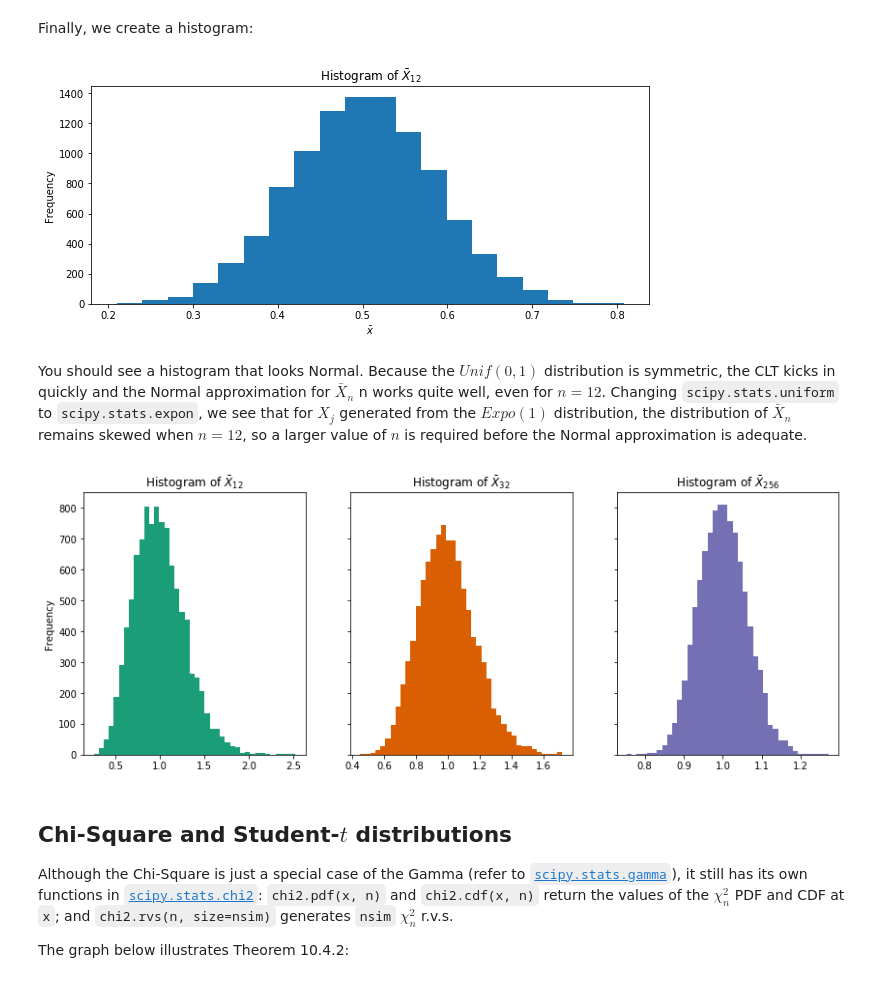
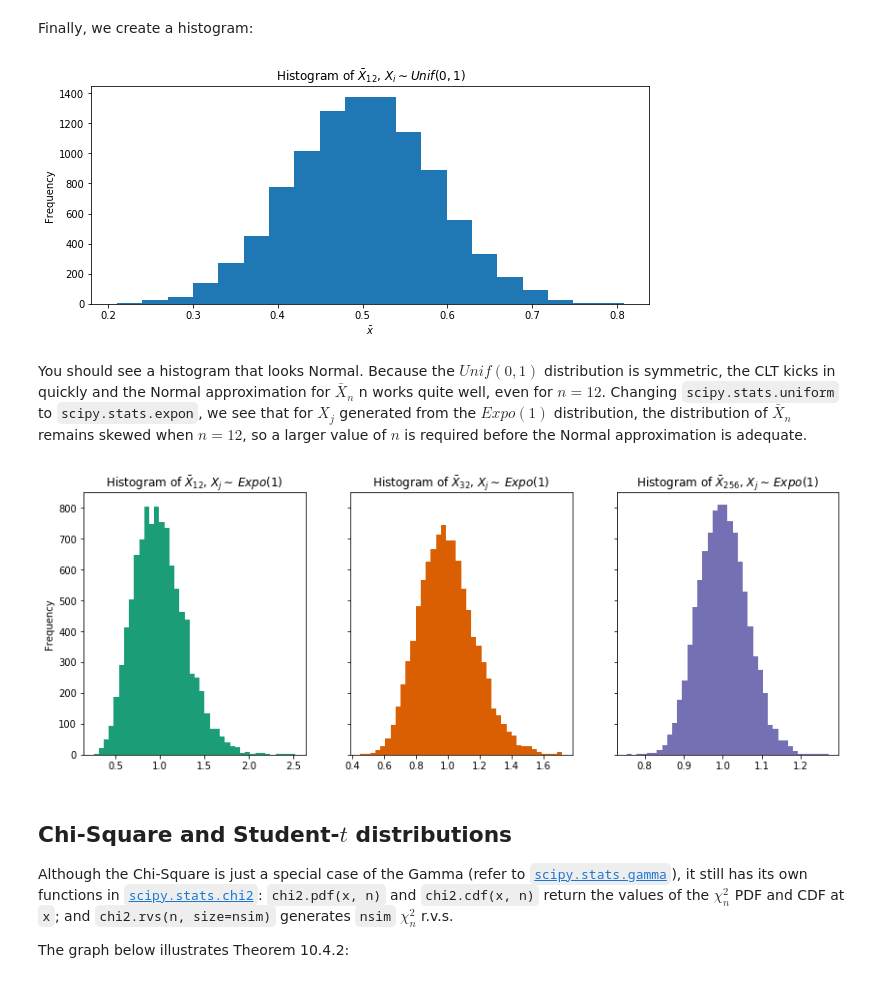
Before and after one commit to buruzaemon/IntroductionToProbabilityPy, a Jupyter notebook: Ch10.ipynb, the cells around one changed output. Saved outputs shown, nothing was run; the diff lists cells and outputs as text; code cells hidden in the pictures.

```diff
--- a/Ch10.ipynb
+++ b/Ch10.ipynb
@@ -151,45 +151,45 @@ plt.figure(figsize=(10, 4))
 
 plt.hist(xbar, bins=20)
 
-plt.title(r'Histogram of $\bar{X}_{12}$')
+plt.title(r'Histogram of $\bar{X}_{12}$, $X_i \sim Unif(0,1)$')
 plt.xlabel(r'$\bar{x}$')
 plt.ylabel(r'Frequency')
 
 plt.show()
 # %% [output]
-[figure, old version]
+[figure, new version]
 # %% [markdown]
 You should see a histogram that looks Normal. Because the $Unif(0, 1)$ distribution is symmetric, the CLT kicks in quickly and the Normal approximation for $\bar{X}_{n}$ n works quite well, even for $n = 12$. Changing `scipy.stats.uniform` to `scipy.stats.expon`, we see that for $X_j$ generated from the $Expo(1)$ distribution, the distribution of $\bar{X}_{n}$ remains skewed when $n = 12$, so a larger value of $n$ is required before the Normal approximation is adequate.
 # %%
 np.random.seed(737)
 
 from scipy.stats import expon
 
 n1, n2, n3 = 12, 32, 256
 
 x1 = expon.rvs(size=n1*nsim).reshape((nsim, n1))
 x2 = expon.rvs(size=n2*nsim).reshape((nsim, n2))
 x3 = expon.rvs(size=n3*nsim).reshape((nsim, n3))
 
 xbar1 = x1.mean(axis=1)
 xbar2 = x2.mean(axis=1)
 xbar3 = x3.mean(axis=1)
 
 _, (ax1, ax2, ax3) = plt.subplots(1, 3, sharey=True, figsize=(14, 5))
 
 ax1.hist(xbar1, bins=40, color='#1b9e77')
 ax1.set_ylabel('Frequency')
-ax1.set_title(r'Histogram of $\bar{X}_{12}$')
+ax1.set_title(r'Histogram of $\bar{X}_{12}$, $X_j \sim \, Expo(1)$')
 
 ax2.hist(xbar2, bins=40, color='#d95f02')
-ax2.set_title(r'Histogram of $\bar{X}_{32}$')
+ax2.set_title(r'Histogram of $\bar{X}_{32}$, $X_j \sim \, Expo(1)$')
 
 ax3.hist(xbar3, bins=40, color='#7570b3')
-ax3.set_title(r'Histogram of $\bar{X}_{256}$')
+ax3.set_title(r'Histogram of $\bar{X}_{256}$, $X_j \sim \, Expo(1)$')
 
 plt.show()
 # %% [output]
-[figure, old version]
+[figure, new version]
 # %% [markdown]
 ## Chi-Square and Student-$t$ distributions
 Although the Chi-Square is just a special case of the Gamma (refer to [`scipy.stats.gamma`](https://docs.scipy.org/doc/scipy/reference/generated/scipy.stats.gamma.html)), it still has its own functions in [`scipy.stats.chi2`](https://docs.scipy.org/doc/scipy/reference/generated/scipy.stats.chi2.html): `chi2.pdf(x, n)` and `chi2.cdf(x, n)` return the values of the $\chi^2_{n}$ PDF and CDF at `x`; and `chi2.rvs(n, size=nsim)` generates `nsim` $\chi^2_{n}$ r.v.s.
```
Also changed, not shown: parts of 1 cell of this notebook.
